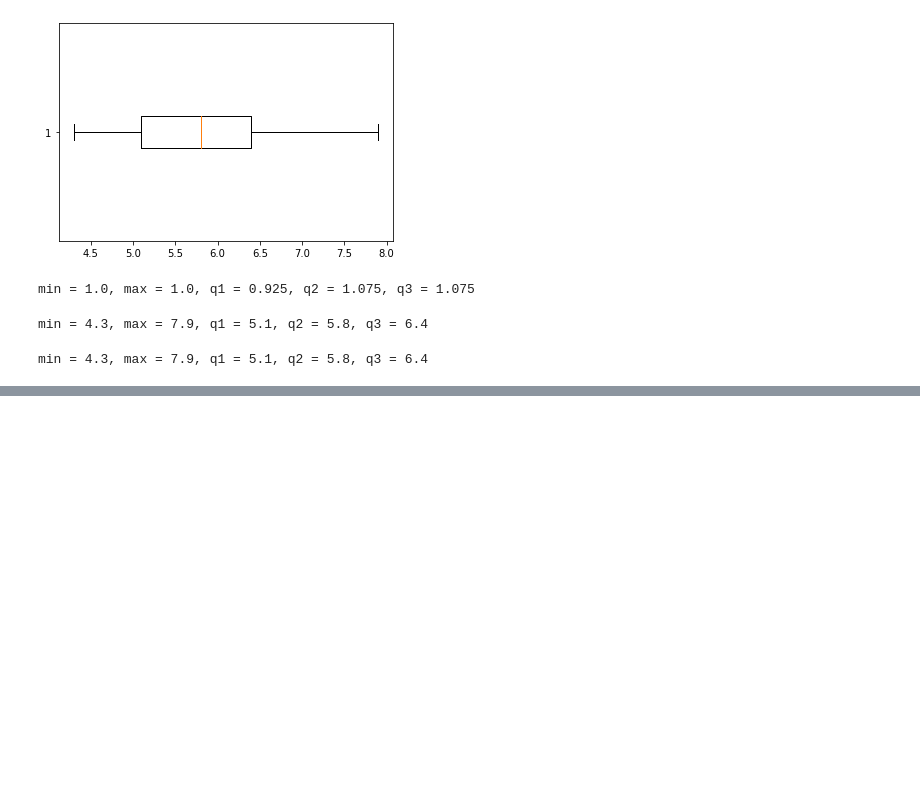
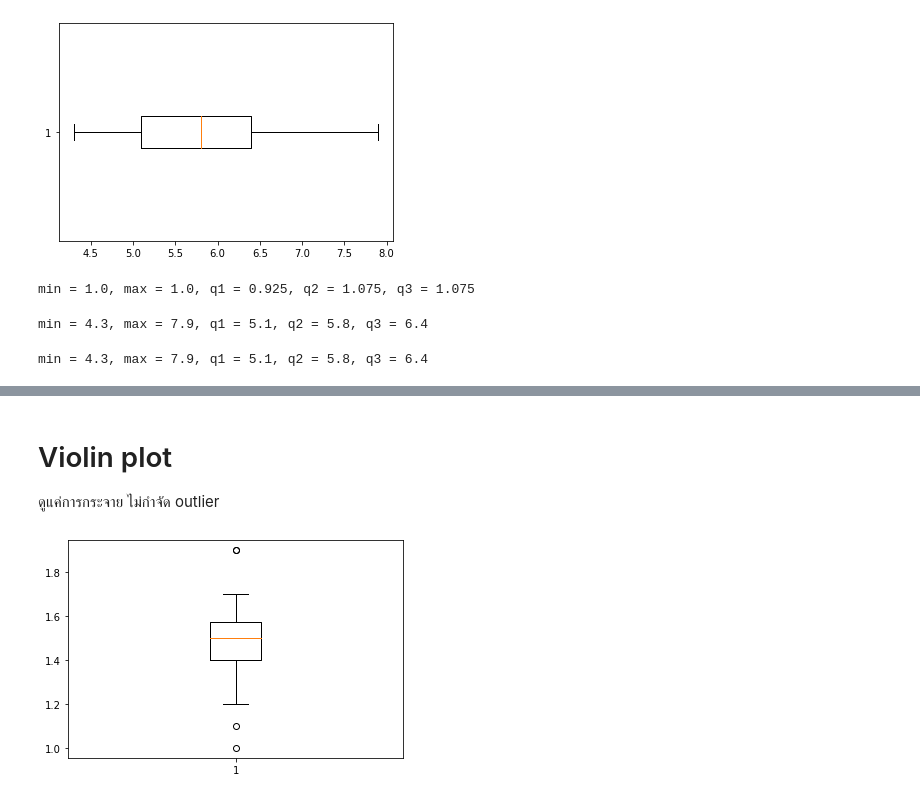
Before and after one commit to Umaporn19/data_viz_2022, a Jupyter notebook: DataViz02_Data_Distribution.ipynb, the cells around one changed output, grey strips where cells are left out. Cells and saved outputs as stored; diff of their text form; code cells hidden in the pictures; blank space fills up the shorter version.

```diff
--- a/DataViz02_Data_Distribution.ipynb
+++ b/DataViz02_Data_Distribution.ipynb
@@ -411,0 +418,8 @@ min = 4.3, max = 7.9, q1 = 5.1, q2 = 5.8, q3 = 6.4
+# %% [markdown]
+# Violin plot
+
+ดูแค่การกระจาย ไม่กำจัด outlier
+# %%
+bb = plt.boxplot(df['PetalLength'][:50])
+# %% [output]
+[figure, added]
```
Also changed, not shown: parts of 5 cells of this notebook.
